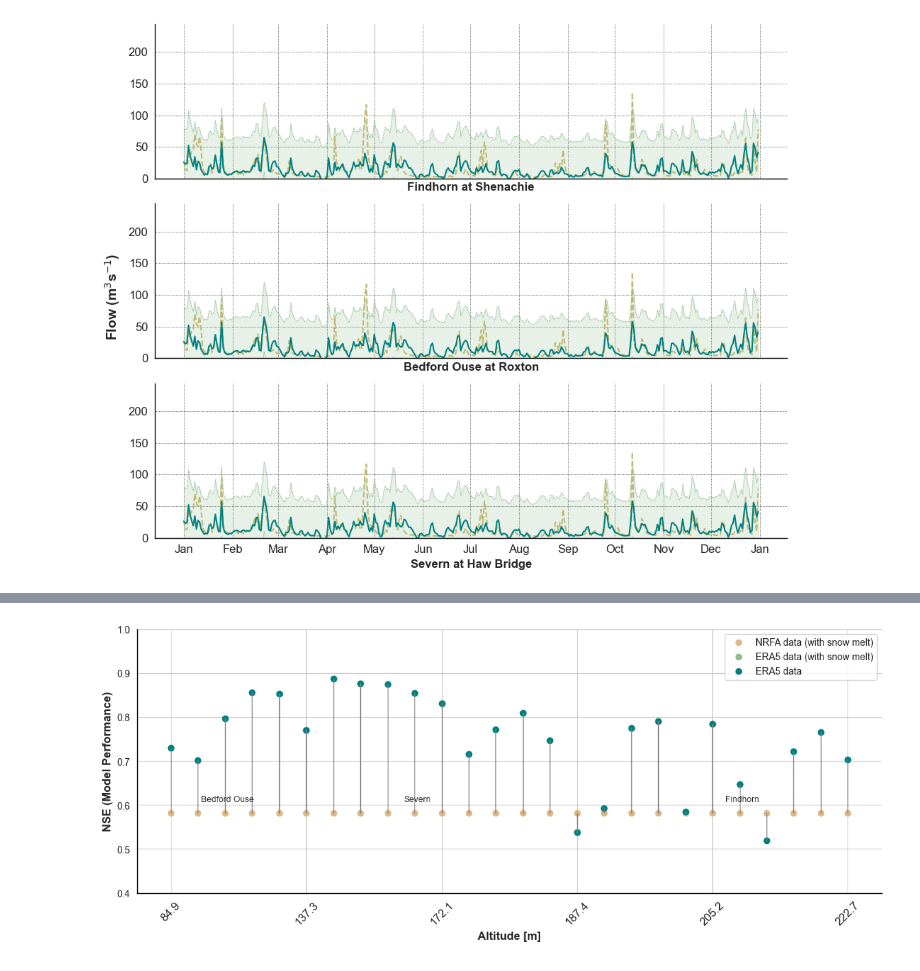
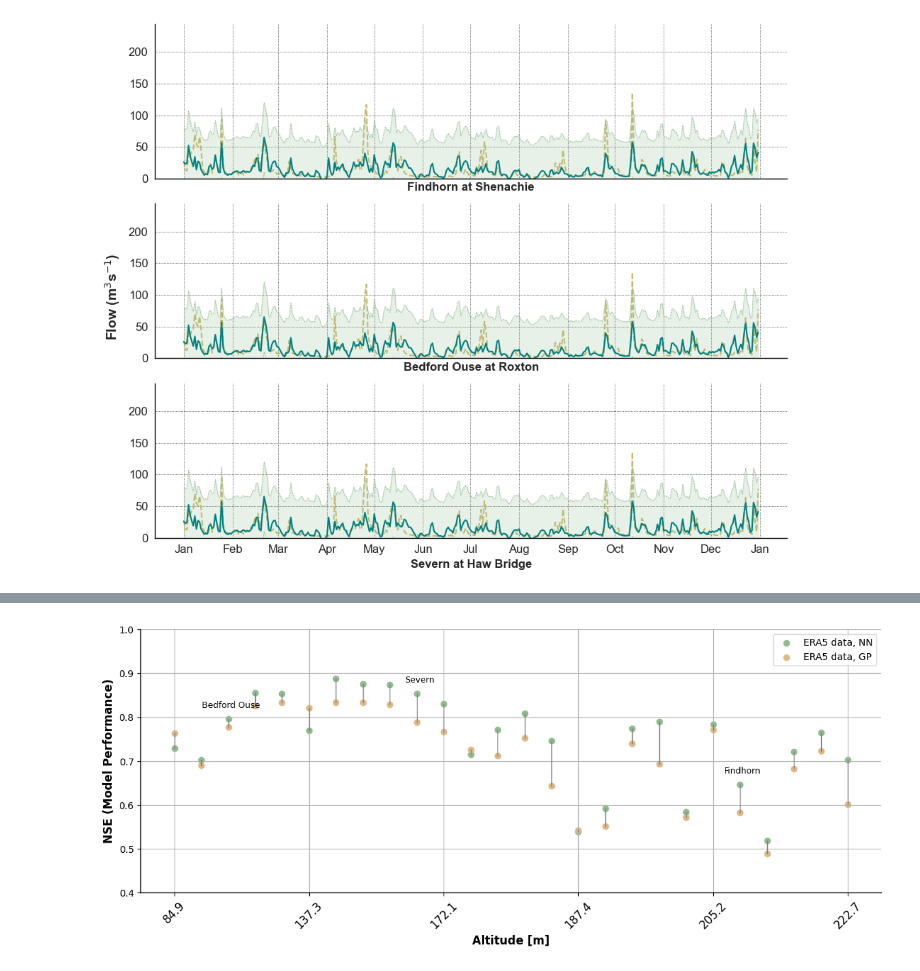
Before and after one commit to AlineGenvision/Lowlands-vs_highlands-streamflow, a Jupyter notebook: notebooks/Gaussian Processes.ipynb, the cells around one changed output, grey strips where cells are left out. Saved outputs shown, nothing was run; the diff lists cells and outputs as text; code cells hidden in the pictures.

```diff
--- a/notebooks/Gaussian Processes.ipynb
+++ b/notebooks/Gaussian Processes.ipynb
@@ -509,7 +504,7 @@ comparison = overview_era5_snow_gdf.merge(overview_nrfa_snow_gdf[['Station', 'NS
 comparison = comparison.rename(columns={'NSE_x':'NSE_Era5', 'NSE_y':'NSE_NRFA'})
 
 comparison_snow = overview_era5_snow_gdf.merge(overview_gp_snow_gdf[['Station', 'NSE']], on='Station')
-comparison_snow = comparison_snow.rename(columns={'NSE_x':'NSE_Era5_snow', 'NSE_y':'NSE_NRFA_snow'})
+comparison_snow = comparison_snow.rename(columns={'NSE_x':'NSE_Era5_snow', 'NSE_y':'NSE_GP_snow'})
 
 comparison = comparison_snow.merge(comparison[['Station', 'NSE_Era5', 'NSE_NRFA']], on='Station')
 
@@ -547,39 +542,39 @@ catchment_dict ={'7001':'Findhorn',
 fig, ax1 = plt.subplots(figsize=(14, 5))
 
 # Plot NSE values for Era5 and NRFA as dots
-ax1.scatter(comparison.index, comparison['NSE_NRFA_snow'], color='BurlyWood', label='NRFA data (with snow melt)')
-ax1.scatter(comparison.index, comparison['NSE_Era5_snow'], color='darkseagreen', label='ERA5 data (with snow melt)')
-ax1.scatter(comparison.index, comparison['NSE_Era5'], color='Teal', label='ERA5 data')
+ax1.scatter(comparison.index, comparison['NSE_Era5_snow'], color='darkseagreen', label='ERA5 data, NN')
+ax1.scatter(comparison.index, comparison['NSE_GP_snow'], color='BurlyWood', label='ERA5 data, GP')
+#ax1.scatter(comparison.index, comparison['NSE_NRFA'], color='Teal', label='NRFA data, NN')
 
 # Draw lines between each pair of dots
 for i in range(len(comparison)):
-    ax1.plot([i, i], [comparison['NSE_Era5'].iloc[i], comparison['NSE_NRFA_snow'].iloc[i]], color='gray', linestyle='-', linewidth=1)
+    ax1.plot([i, i], [comparison['NSE_Era5'].iloc[i], comparison['NSE_GP_snow'].iloc[i]], color='gray', linestyle='-', linewidth=1)
 
 # Add station names next to the focus catchments
-param = 'NSE_NRFA_snow'
+param = 'NSE_Era5_snow'
 for j, row in comparison.iterrows():
     if row['Station'] in ['7001','33039','54057']:
         x_offset = 0.1
         y_offset = 0.025
         ax1.text(j + x_offset, row[param] + y_offset, catchment_dict.get(row['Station']), fontsize=9, ha='center')
 
 # Labels and title for the first axis
 ax1.set_xlabel('Altitude [m]', fontweight='bold', fontsize=12)
 ax1.set_ylabel('NSE')
 ax1.set_xticklabels(latitude_labels, rotation=45, fontsize=12)
 ax1.set_ylim(0.4,1)
 ax1.set_ylabel('NSE (Model Performance)', fontweight='bold', fontsize=12)
 ax1.legend(loc='upper right')
 
 ax1.spines['bottom'].set_linewidth(1)
 ax1.spines['left'].set_linewidth(1)
 ax1.spines['top'].set_visible(False)
 ax1.spines['right'].set_visible(False)
 ax1.spines['bottom'].set_color('black')
 ax1.spines['left'].set_color('black')
 
 plt.grid(True)
-plt.savefig(f"{paths.IMAGES}/nrfa_vs_era5_modelperformance.png", dpi=300, bbox_inches='tight')
+plt.savefig(f"{paths.IMAGES}/GP_vs_NN_modelperformance.png", dpi=300, bbox_inches='tight')
 plt.show()
 # %% [output]
-[figure, old version]
+[figure, new version]
```
Also changed, not shown: parts of 5 cells of this notebook, 3 other files.
